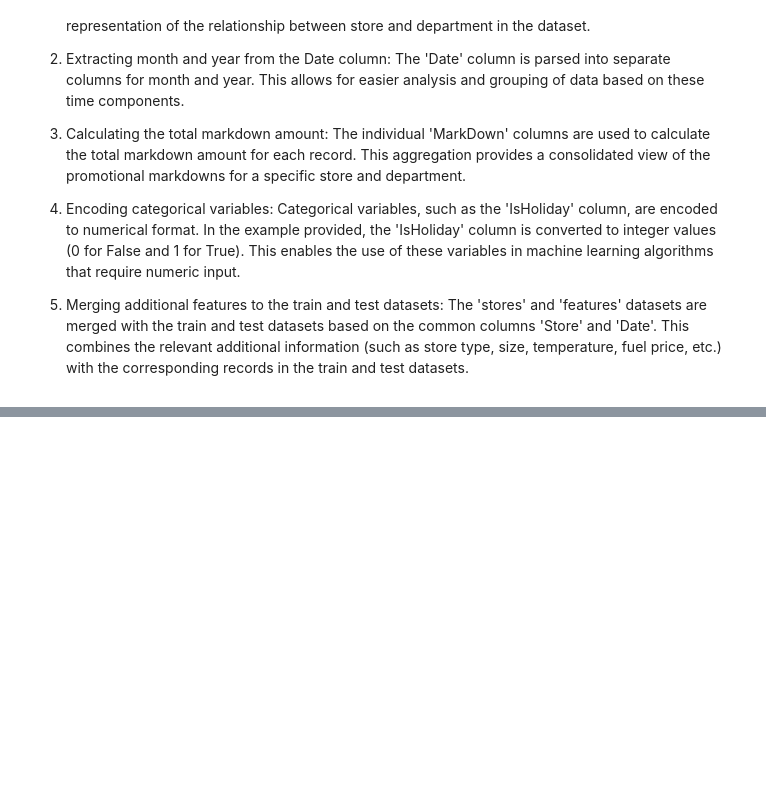
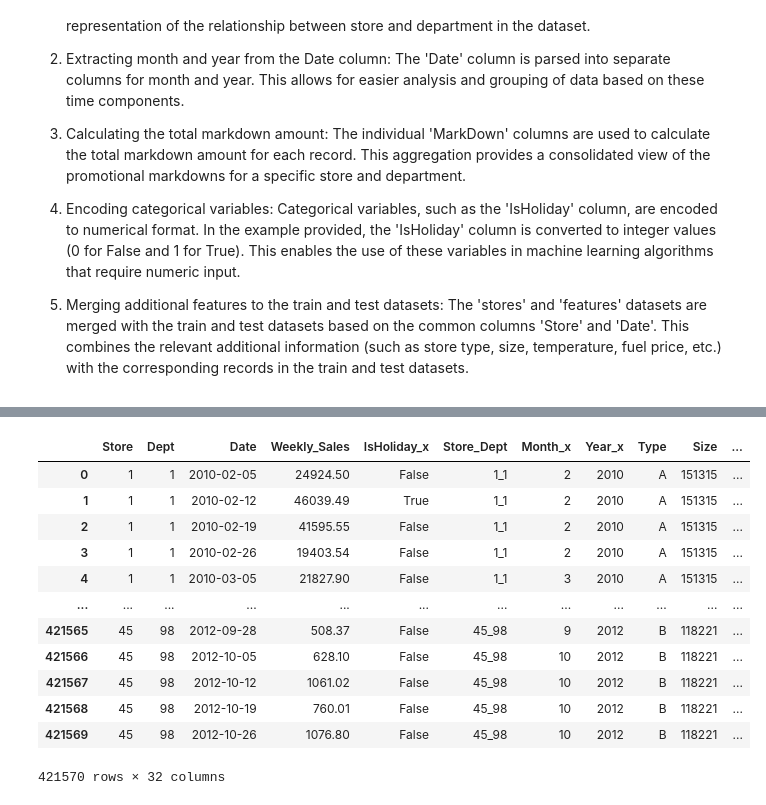
Before and after one commit to arduinto/SalesForecasting, a Jupyter notebook: SalesForecasting.ipynb, the cells around one changed output, grey strips where cells are left out. Drawn from its saved outputs; the diff is of its cells as text; code cells hidden in the pictures; blank space fills up the shorter version.

```diff
--- a/SalesForecasting.ipynb
+++ b/SalesForecasting.ipynb
@@ -182,0 +191,7 @@ test['Store_Dept'] = test['Store'].astype(str) + '_' + test['Dept'].astype(str)
+# %%
+# Merge additional features to the train an test datasets
+train = train.merge(stores, on='Store', how='left')
+train = train.merge(features, on=['Store', 'Date'], how='left')
+
+test = test.merge(stores, on='Store', how='left')
+test = test.merge(features, on=['Store', 'Date'], how='left')
@@ -182,0 +229,32 @@ test['Store_Dept'] = test['Store'].astype(str) + '_' + test['Dept'].astype(str)
+# %%
+# Create lag features
+train['Weekly_Sales_Lag1'] = train['Weekly_Sales'].shift(1)
+train['Weekly_Sales_Lag2'] = train['Weekly_Sales'].shift(2)
+# %%
+# Create Rolling Statistics
+train['Rolling_Mean'] = train['Weekly_Sales'].rolling(window=4).mean()
+train['Rolling_Median'] = train['Weekly_Sales'].rolling(window=4).std()
+# %%
+# Convert Date column to datetime type
+train['Date'] = pd.to_datetime(train['Date'])
+
+# Create seasonal features
+train['Month'] = train['Date'].dt.month
+train['Quarter'] = train['Date'].dt.quarter
+train['WeekOfYear'] = train['Date'].dt.isocalendar().week
+# %%
+train
+# %% [output]
+|  | Store | Dept | Date | Weekly_Sales | IsHoliday_x | Store_Dept | Month_x | Year_x | Type | Size | ... |
+| 0 | 1 | 1 | 2010-02-05 | 24924.50 | False | 1_1 | 2 | 2010 | A | 151315 | ... |
+| 1 | 1 | 1 | 2010-02-12 | 46039.49 | True | 1_1 | 2 | 2010 | A | 151315 | ... |
+| 2 | 1 | 1 | 2010-02-19 | 41595.55 | False | 1_1 | 2 | 2010 | A | 151315 | ... |
+| 3 | 1 | 1 | 2010-02-26 | 19403.54 | False | 1_1 | 2 | 2010 | A | 151315 | ... |
+| 4 | 1 | 1 | 2010-03-05 | 21827.90 | False | 1_1 | 3 | 2010 | A | 151315 | ... |
+| ... | ... | ... | ... | ... | ... | ... | ... | ... | ... | ... | ... |
+| 421565 | 45 | 98 | 2012-09-28 | 508.37 | False | 45_98 | 9 | 2012 | B | 118221 | ... |
+| 421566 | 45 | 98 | 2012-10-05 | 628.10 | False | 45_98 | 10 | 2012 | B | 118221 | ... |
+| 421567 | 45 | 98 | 2012-10-12 | 1061.02 | False | 45_98 | 10 | 2012 | B | 118221 | ... |
+| 421568 | 45 | 98 | 2012-10-19 | 760.01 | False | 45_98 | 10 | 2012 | B | 118221 | ... |
+| 421569 | 45 | 98 | 2012-10-26 | 1076.80 | False | 45_98 | 10 | 2012 | B | 118221 | ... |
+421570 rows × 32 columns
```
Also changed, not shown: parts of 11 cells of this notebook.
